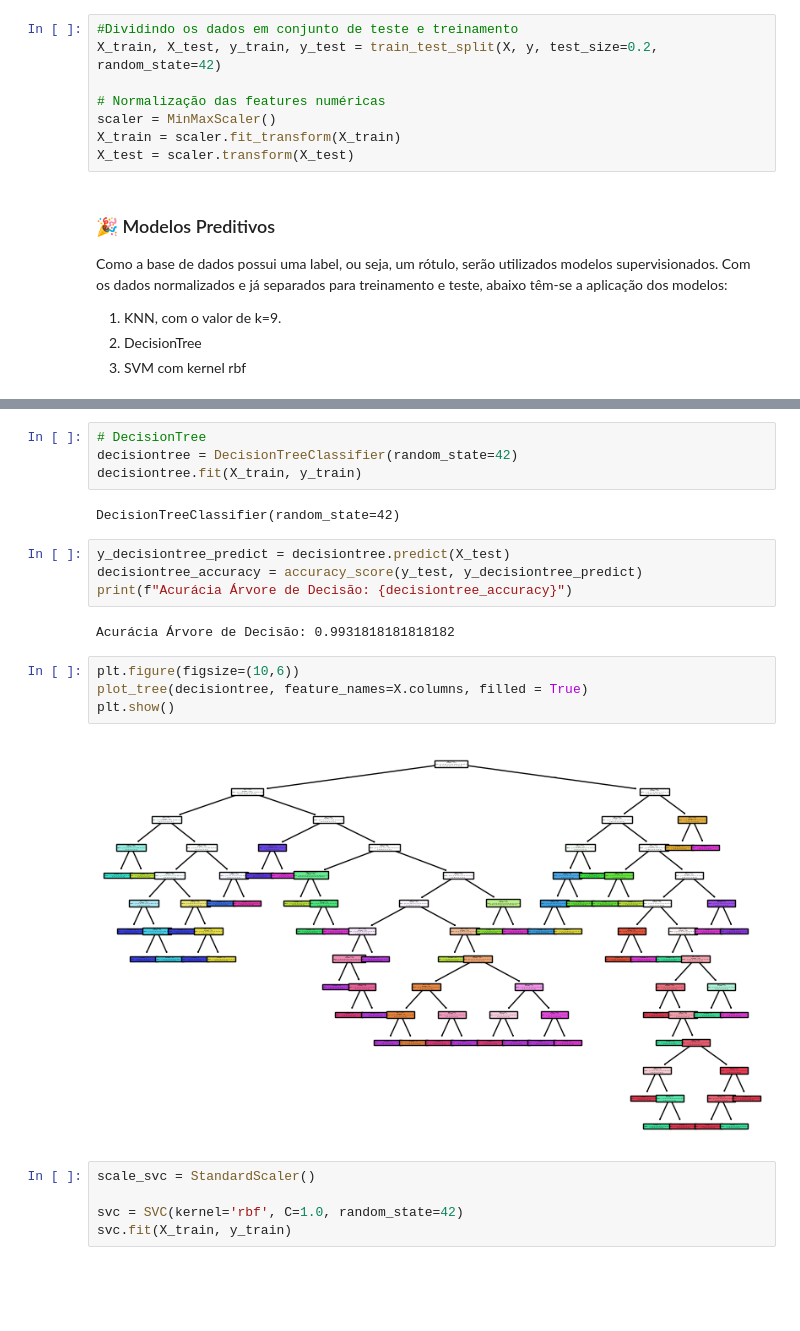
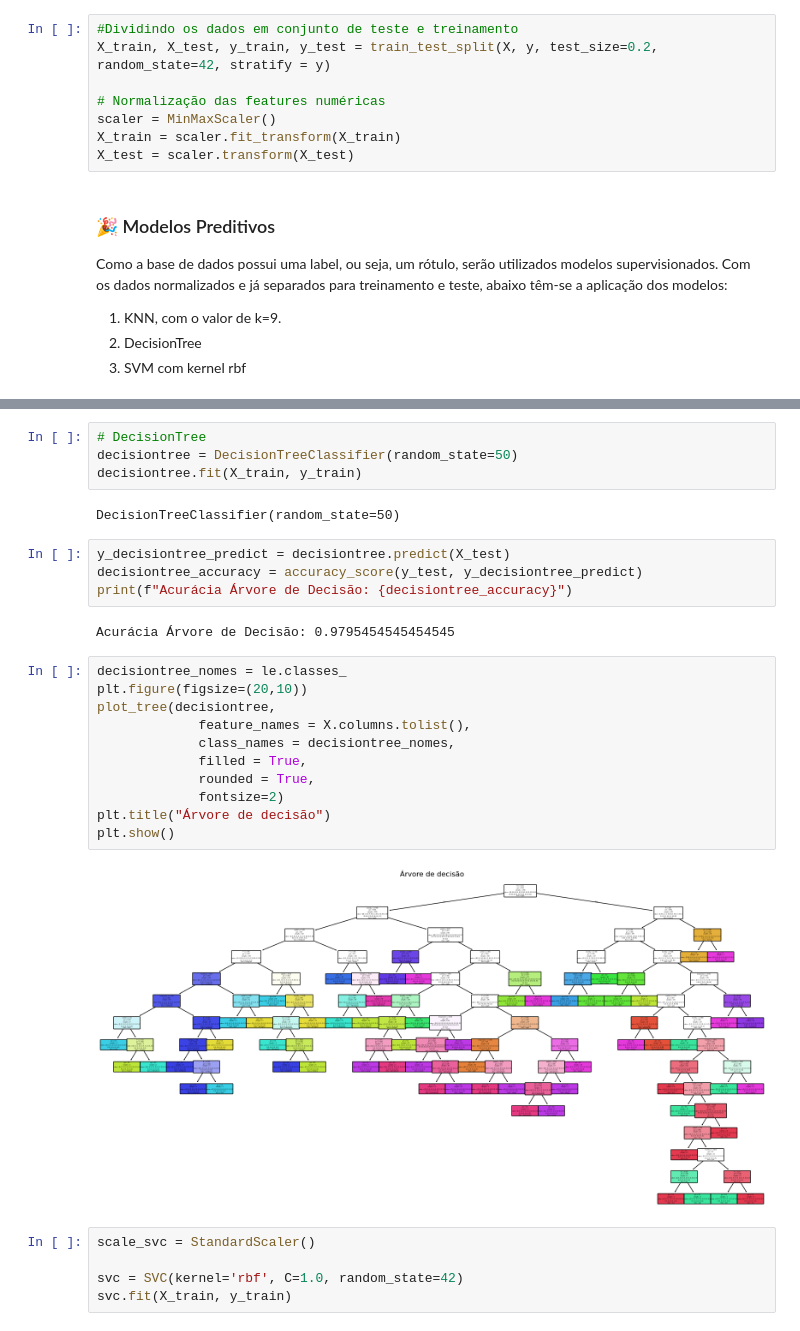
Before and after one commit to fiap-ia-2025/chap14-machine-learning, a Jupyter notebook: agriculture.ipynb, the cells around one changed output, grey strips where cells are left out. Cells and saved outputs as stored; diff of their text form; blank space fills up the shorter version.

Commit message:
Ideal profile analysis, DecisionTree and SVC graphics updated and predict models analysis

```diff
--- a/agriculture.ipynb
+++ b/agriculture.ipynb
@@ -290,7 +309,7 @@ y
 array([20, 20, 20, ...,  5,  5,  5])
 # %%
 #Dividindo os dados em conjunto de teste e treinamento
-X_train, X_test, y_train, y_test = train_test_split(X, y, test_size=0.2, random_state=42)
+X_train, X_test, y_train, y_test = train_test_split(X, y, test_size=0.2, random_state=42, stratify = y)
 
 # Normalização das features numéricas
 scaler = MinMaxScaler()
@@ -336,21 +355,28 @@ print(confusion_matrix(y_test, y_pred_knn))
 # %%
 # DecisionTree
-decisiontree = DecisionTreeClassifier(random_state=42)
+decisiontree = DecisionTreeClassifier(random_state=50)
 decisiontree.fit(X_train, y_train)
 # %% [output]
-DecisionTreeClassifier(random_state=42)
+DecisionTreeClassifier(random_state=50)
 # %%
 y_decisiontree_predict = decisiontree.predict(X_test)
 decisiontree_accuracy = accuracy_score(y_test, y_decisiontree_predict)
 print(f"Acurácia Árvore de Decisão: {decisiontree_accuracy}")
 # %% [output]
-Acurácia Árvore de Decisão: 0.9931818181818182
+Acurácia Árvore de Decisão: 0.9795454545454545
 # %%
-plt.figure(figsize=(10,6))
-plot_tree(decisiontree, feature_names=X.columns, filled = True)
+decisiontree_nomes = le.classes_
+plt.figure(figsize=(20,10))
+plot_tree(decisiontree,
+             feature_names = X.columns.tolist(),
+             class_names = decisiontree_nomes,
+             filled = True,
+             rounded = True,
+             fontsize=2)
+plt.title("Árvore de decisão")
 plt.show()
 # %% [output]
-[figure, old version]
+[figure, new version]
 # %%
 scale_svc = StandardScaler()
 
```
Also changed, not shown: parts of 19 cells of this notebook.
